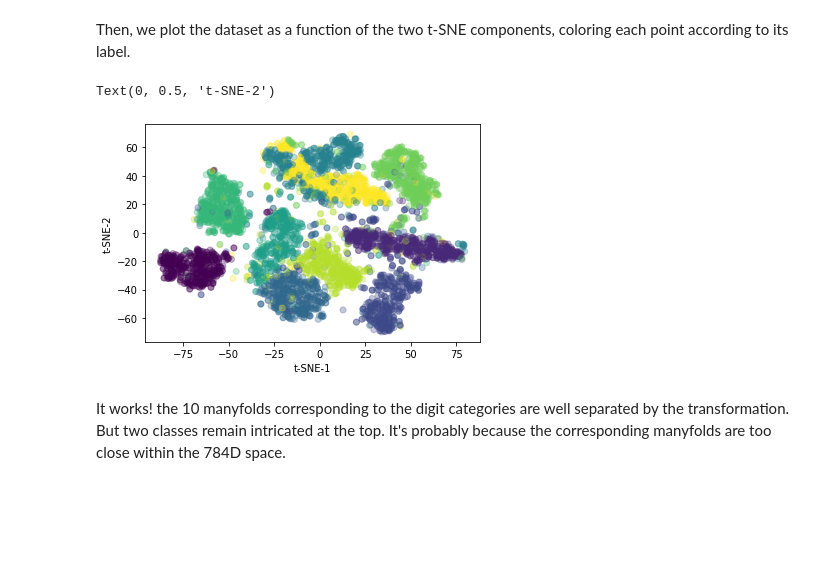
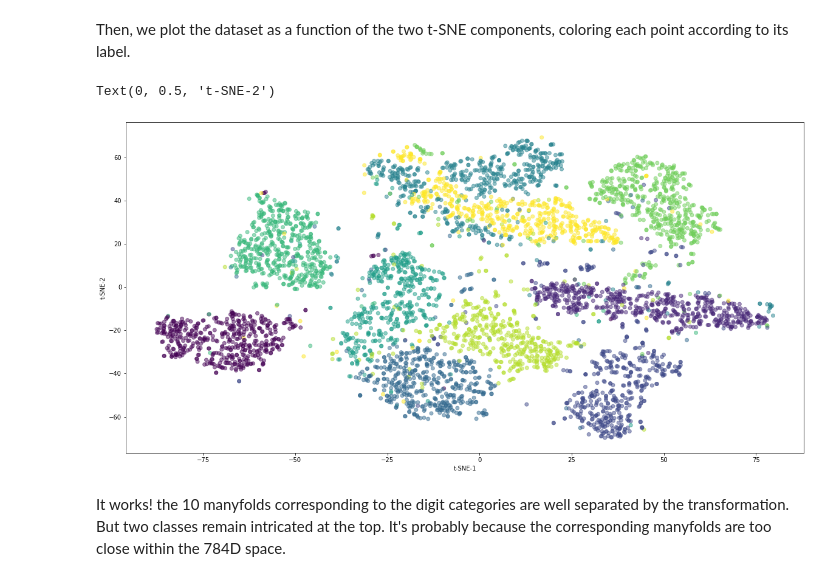
Before and after one commit to cbernet/introduction_machine_learning, a Jupyter notebook: notebooks/unsupervised_learning/visualizing_datasets.ipynb, the cells around one changed output. Saved outputs shown, nothing was run; the diff lists cells and outputs as text; code cells hidden in the pictures; blank space fills up the shorter version.

```diff
--- a/notebooks/unsupervised_learning/visualizing_datasets.ipynb
+++ b/notebooks/unsupervised_learning/visualizing_datasets.ipynb
@@ -391,12 +391,13 @@ view = TSNE(n_components=2, random_state=123).fit_transform(data)
 # %% [markdown]
 Then, we plot the dataset as a function of the two t-SNE components, coloring each point according to its label.
 # %%
-plt.scatter(view[:,0], view[:,1], c=labels, alpha=0.3)
+plt.figure(figsize=(20,10))
+plt.scatter(view[:,0], view[:,1], c=labels, alpha=0.5)
 plt.xlabel('t-SNE-1')
 plt.ylabel('t-SNE-2')
 # %% [output]
 Text(0, 0.5, 't-SNE-2')
-[figure, old version]
+[figure, new version]
 # %% [markdown]
 It works! the 10 manyfolds corresponding to the digit categories are well separated by the transformation. But two classes remain intricated at the top. It's probably because the corresponding manyfolds are too close within the 784D space.
 # %% [markdown]
```
Also changed, not shown: parts of 6 cells of this notebook, 3 other files.
